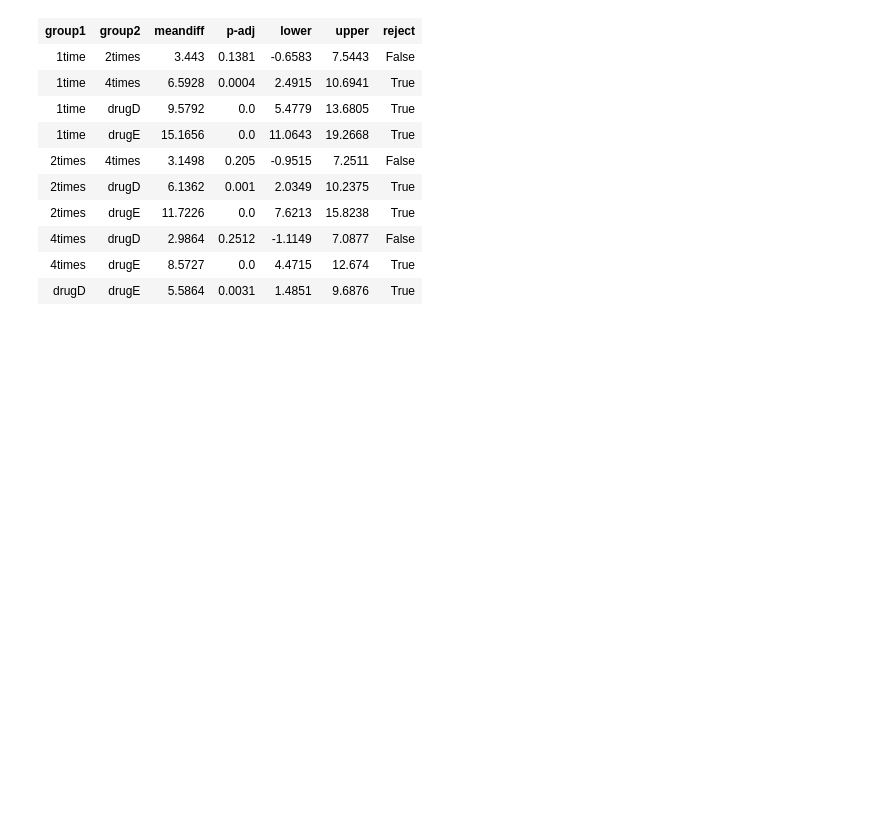
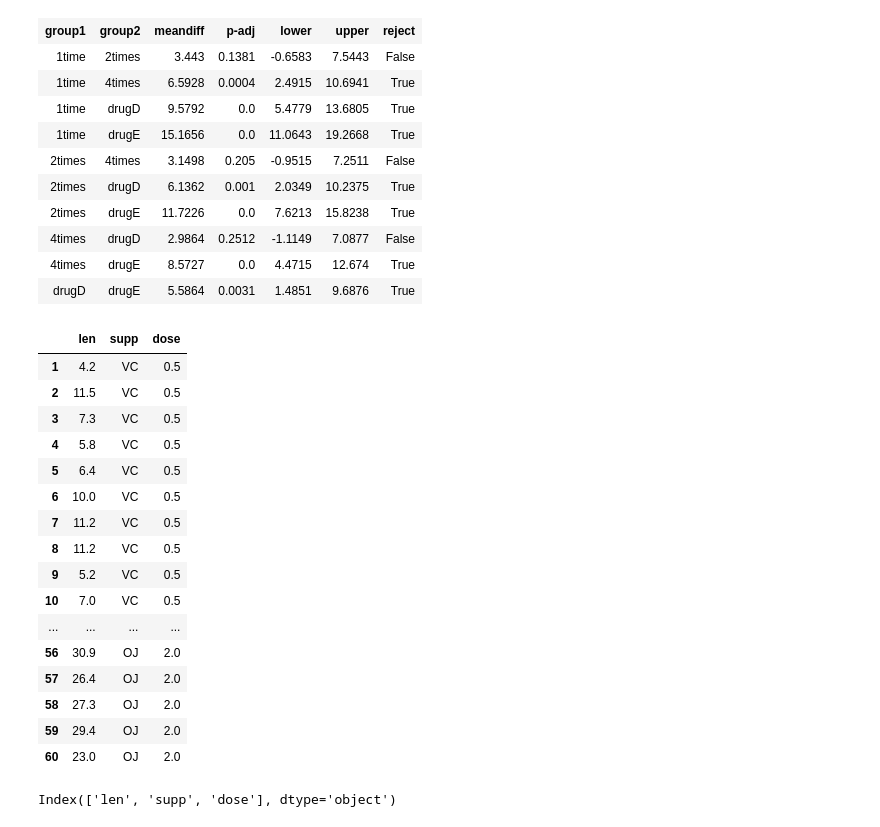
Before and after one commit to yori-lol/R-in-Action-Python, a Jupyter notebook: 9 ANOVA.ipynb, the cells around one changed output. Cells and saved outputs as stored; diff of their text form; code cells hidden in the pictures; blank space fills up the shorter version.

```diff
--- a/9 ANOVA.ipynb
+++ b/9 ANOVA.ipynb
@@ -127,10 +127,30 @@ Multiple Comparison of Means - Tukey HSD, FWER=0.05
 | drugD | drugE | 5.5864 | 0.0031 | 1.4851 | 9.6876 | True |
 # %%
 # 双因素方差分析
-toothgrowth = pd.read_csv(r'data_set\\toothgrowth.csv', index_col=0)
+toothgrowth = pd.read_csv(r'data_set\toothgrowth.csv', index_col=0)
 toothgrowth
+# %% [output]
+|  | len | supp | dose |
+| 1 | 4.2 | VC | 0.5 |
+| 2 | 11.5 | VC | 0.5 |
+| 3 | 7.3 | VC | 0.5 |
+| 4 | 5.8 | VC | 0.5 |
+| 5 | 6.4 | VC | 0.5 |
+| 6 | 10.0 | VC | 0.5 |
+| 7 | 11.2 | VC | 0.5 |
+| 8 | 11.2 | VC | 0.5 |
+| 9 | 5.2 | VC | 0.5 |
+| 10 | 7.0 | VC | 0.5 |
+| ... | ... | ... | ... |
+| 56 | 30.9 | OJ | 2.0 |
+| 57 | 26.4 | OJ | 2.0 |
+| 58 | 27.3 | OJ | 2.0 |
+| 59 | 29.4 | OJ | 2.0 |
+| 60 | 23.0 | OJ | 2.0 |
 # %%
 toothgrowth.columns
+# %% [output]
+Index(['len', 'supp', 'dose'], dtype='object')
 # %%
 # 每组样本量的统计
 toothgrowth.groupby(['supp', 'dose'])[['len']].count().unstack()
```
Also changed, not shown: parts of 10 cells of this notebook, 3 other files.
